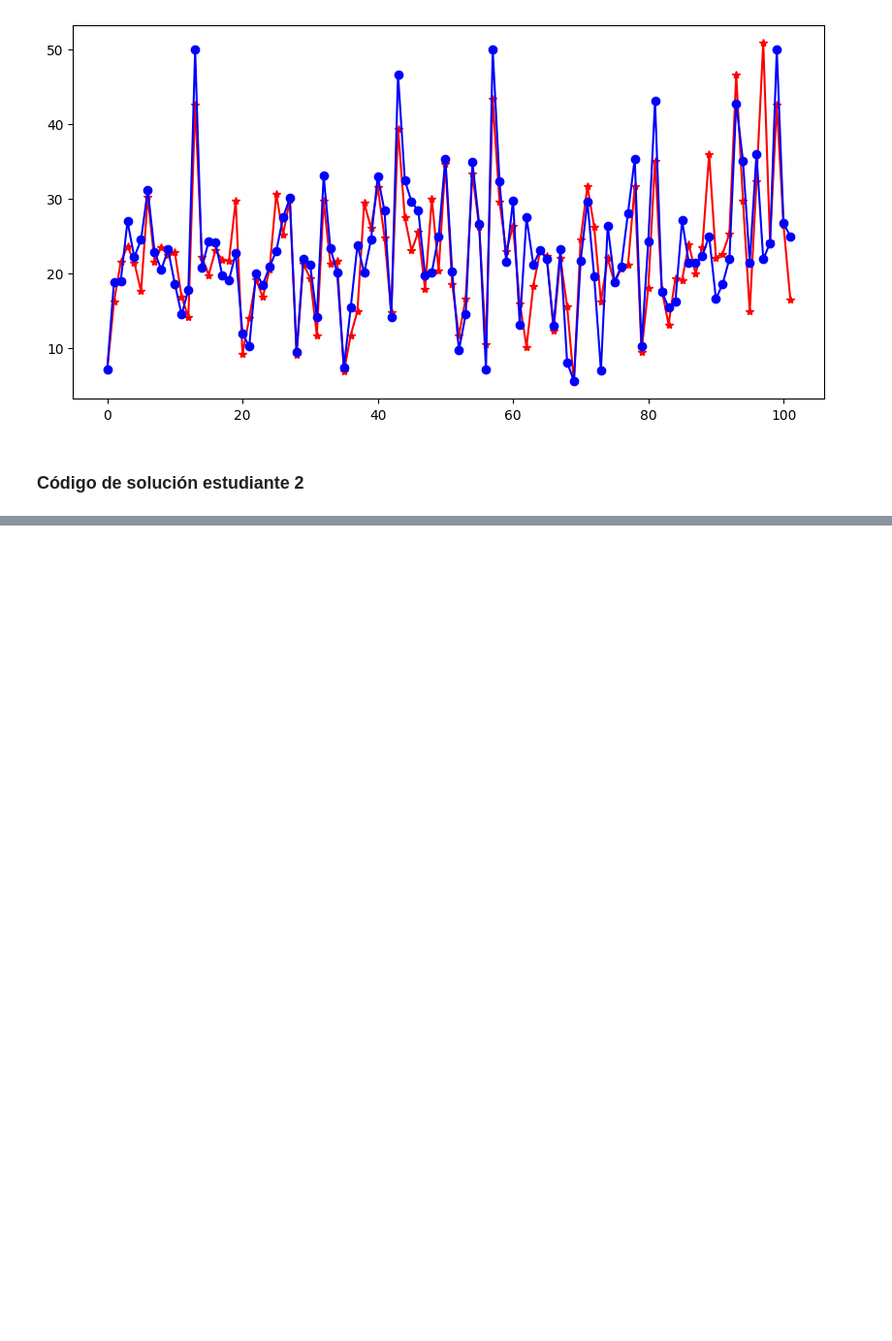
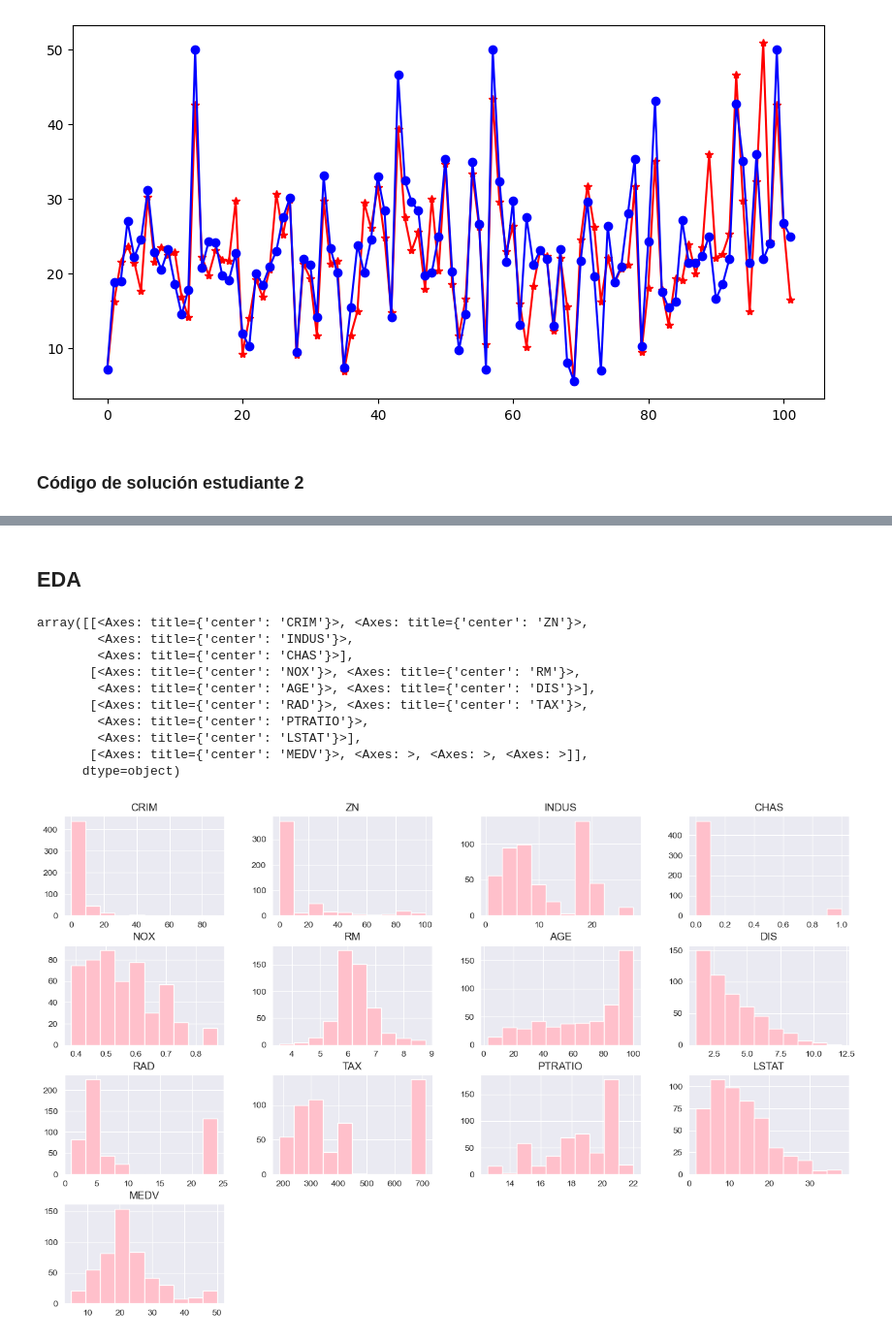
Before and after one commit to hectoroleon/Tarea4_HCOrnelas_CIBarrios, a Jupyter notebook: Tarea_4.ipynb, the cells around one changed output, grey strips where cells are left out. Shown at 97% size. Drawn from its saved outputs; the diff is of its cells as text; code cells hidden in the pictures; blank space fills up the shorter version.

Commit message:
Ejercicios estudiante 2

```diff
--- a/Tarea_4.ipynb
+++ b/Tarea_4.ipynb
@@ -417,0 +419,30 @@ plt.plot(test_labels, 'bo-', label='test labels')
+# %%
+# Código de solución estudiante 2
+# Cargar los datos de entrenamiento y prueba
+(train_df, train_labels_df), (test_df, test_labels_df) = keras.datasets.boston_housing.load_data()
+
+# Obviar la columna -2 por que considera una variable de poco interés
+train_df = np.delete(train_df, -2, axis=1)
+test_df = np.delete(test_df, -2, axis=1)
+
+# Analizar la data completa
+columns = [
+    'CRIM',
+    'ZN',
+    'INDUS',
+    'CHAS',
+    'NOX',
+    'RM',
+    'AGE',
+    'DIS',
+    'RAD',
+    'TAX',
+    'PTRATIO',
+    'LSTAT',
+    'MEDV',
+]
+
+X = np.vstack([train_df, test_df])
+y = np.hstack([train_labels_df, test_labels_df]).reshape(-1, 1)
+df = pd.DataFrame(np.concatenate((X, y), axis=1), columns=columns)
+df
@@ -417,0 +465,16 @@ plt.plot(test_labels, 'bo-', label='test labels')
+# %% [markdown]
+## EDA
+# %%
+df.hist(figsize = (16,10), color = 'pink')
+# %% [output]
+array([[<Axes: title={'center': 'CRIM'}>, <Axes: title={'center': 'ZN'}>,
+        <Axes: title={'center': 'INDUS'}>,
+        <Axes: title={'center': 'CHAS'}>],
+       [<Axes: title={'center': 'NOX'}>, <Axes: title={'center': 'RM'}>,
+        <Axes: title={'center': 'AGE'}>, <Axes: title={'center': 'DIS'}>],
+       [<Axes: title={'center': 'RAD'}>, <Axes: title={'center': 'TAX'}>,
+        <Axes: title={'center': 'PTRATIO'}>,
+        <Axes: title={'center': 'LSTAT'}>],
+       [<Axes: title={'center': 'MEDV'}>, <Axes: >, <Axes: >, <Axes: >]],
+      dtype=object)
+[figure, added]
```
Also changed, not shown: parts of 44 cells of this notebook.
